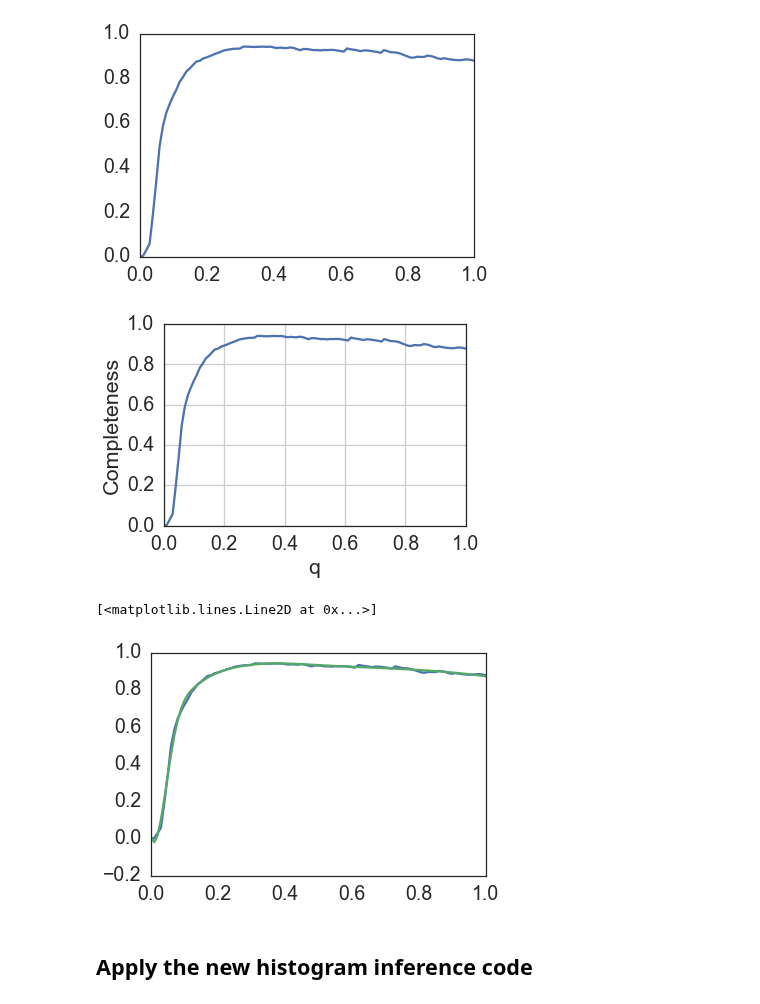
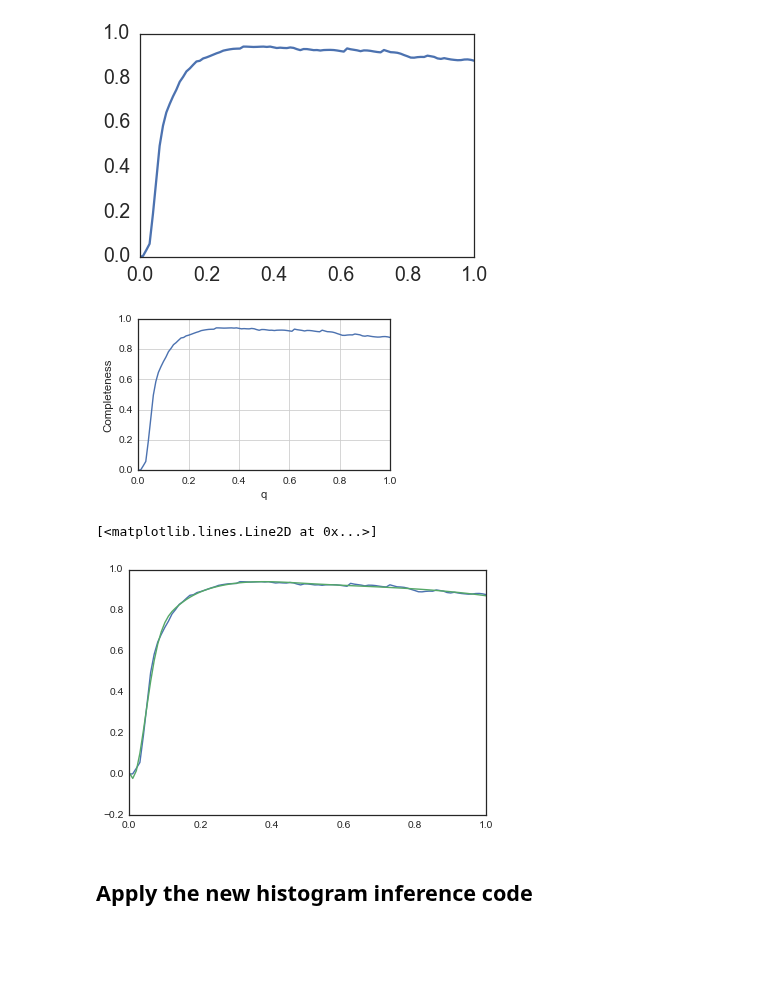
Before and after one commit to kgullikson88/BinaryInference, a Jupyter notebook: RealData.ipynb, the cells around one changed output. Saved outputs shown, nothing was run; the diff lists cells and outputs as text; code cells hidden in the pictures; blank space fills up the shorter version.

```diff
--- a/RealData.ipynb
+++ b/RealData.ipynb
@@ -376,6 +371,10 @@ multiple_hipnums = [13165, 14576, 18724, 28691, 39847, 55266,
                     63948, 78820, 79199, 96840]
 multiple_starlist = ['HIP {}'.format(n) for n in multiple_hipnums]
 multiple_starlist.append('HR 604')
+
+# Unconfirmed stars
+unconfirmed_hipnums = [13327, 16340, 19949, 23362, 23916, 38846, 40881, 72154, 88817]
+unconfirmed_starlist = ['HIP {}'.format(n) for n in unconfirmed_hipnums]
 # %%
 len(binary_starlist), len(multiple_starlist)
 # %% [output]
@@ -399,7 +398,7 @@ with h5py.File(prior_hdf5, 'r') as f:
     M2_sptlist = []
     stars = []
     for starname, star_grp in f.iteritems():
-        if starname in binary_starlist:
+        if starname in binary_starlist and starname not in unconfirmed_starlist:
             M1 = star_grp['primary'].value
             M2_spt = star_grp['companion_spectral_type'].value
             M2_iso = star_grp['companion_isochrone'].value
@@ -477,16 +484,17 @@ SELECT * FROM star WHERE name IN ('HR 5605')
 [<matplotlib.lines.Line2D at 0x...>]
 [figure]
 # %%
-plt.figure()
+sns.set_context('paper', font_scale=1.3)
+plt.figure(figsize=(5, 3))
 plt.plot(comp_q, completeness/N)
 plt.xlabel('q')
 plt.ylabel('Completeness')
 plt.subplots_adjust(left=0.2, bottom=0.2)
 plt.grid()
 plt.savefig('Figures/SurveyCompleteness.pdf')
-plt.savefig('Figures/SurveyCompleteness.jpeg')
+plt.savefig('Figures/SurveyCompleteness.png')
 # %% [output]
-[figure, old version]
+[figure, new version]
 # %%
 from scipy.interpolate import UnivariateSpline
 plt.plot(comp_q, completeness/N)
@@ -494,7 +502,7 @@ smooth_comp_fcn = UnivariateSpline(comp_q, completeness/N, s=0.01)
 plt.plot(comp_q, smooth_comp_fcn(comp_q))
 # %% [output]
 [<matplotlib.lines.Line2D at 0x...>]
-[figure, old version]
+[figure, new version]
 # %% [markdown]
 ## Apply the new histogram inference code
 # %%
```
Also changed, not shown: parts of 27 cells of this notebook, 4 other files.
